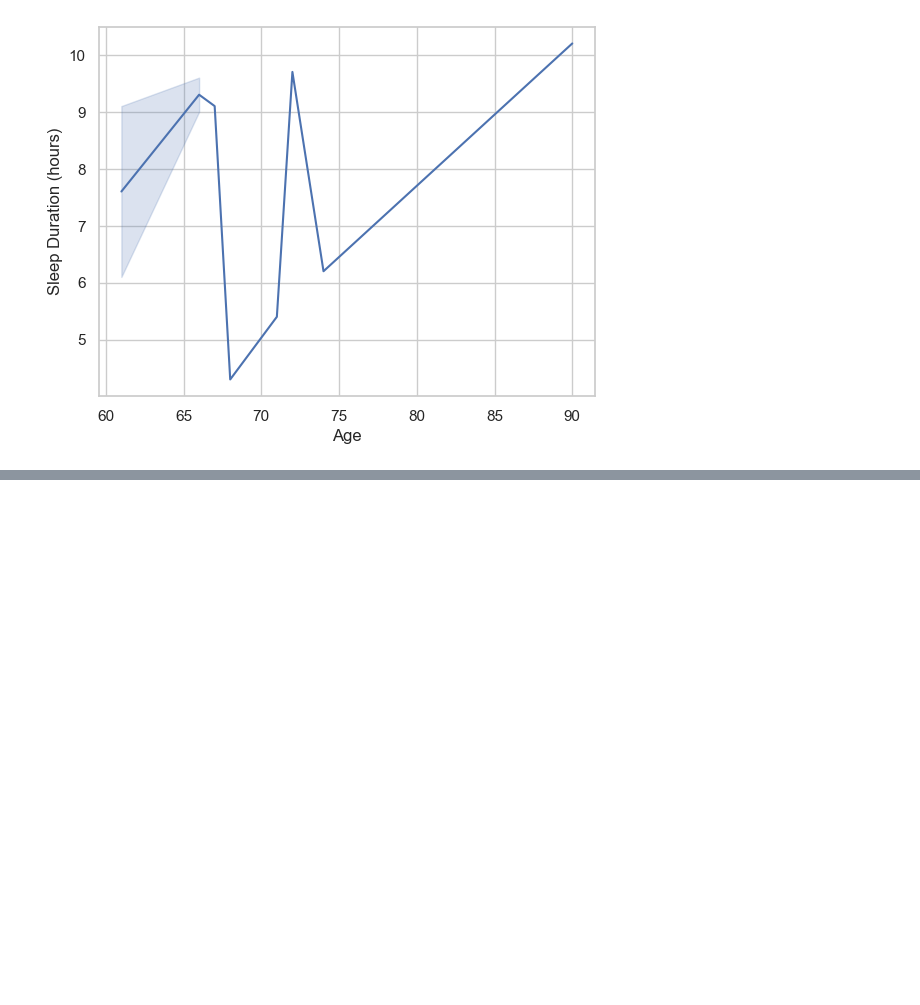
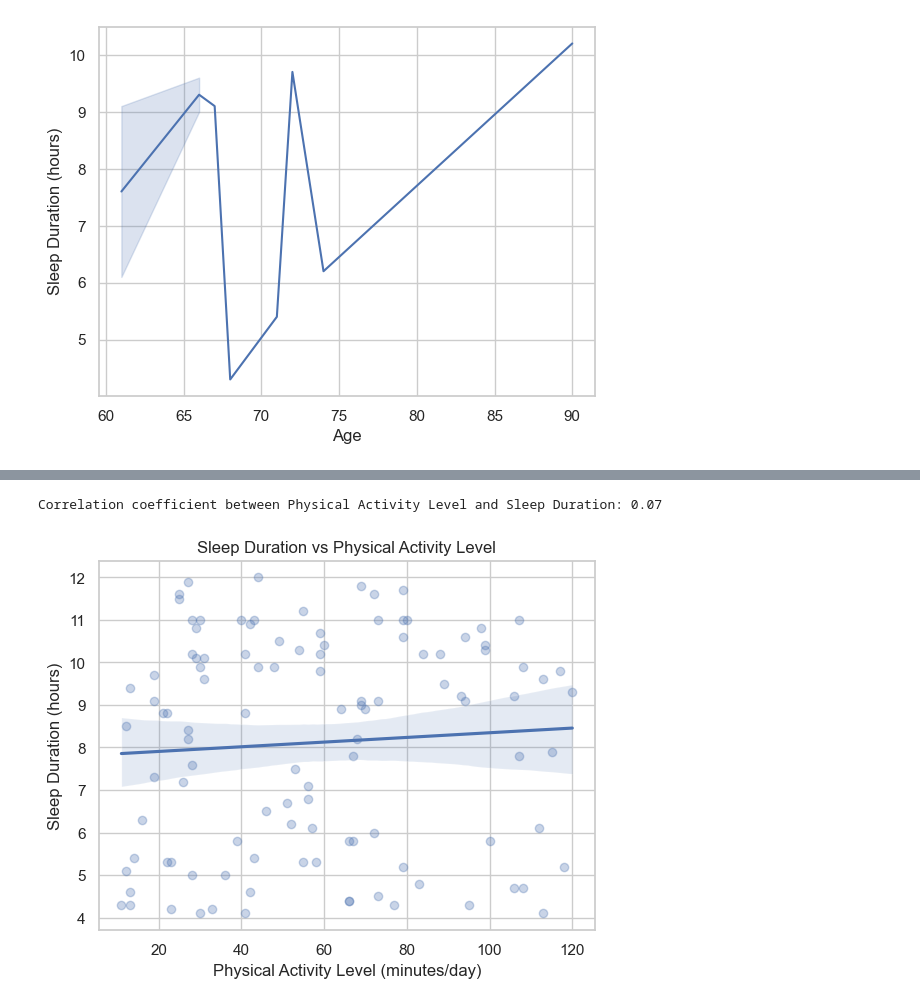
Before and after one commit to fisherlul/fisherlul.github.io, a Jupyter notebook: Personal proj/analysis.ipynb, the cells around one changed output, grey strips where cells are left out. Saved outputs shown, nothing was run; the diff lists cells and outputs as text; code cells hidden in the pictures; blank space fills up the shorter version.

```diff
--- a/Personal proj/analysis.ipynb
+++ b/Personal proj/analysis.ipynb
@@ -159,0 +203,14 @@ sns.lineplot(data=senior_age, x='Age', y='Sleep Duration (hours)', legend=False,
+# %%
+# Calculate the correlation coefficient
+correlation = sleep_health_cleaned['Physical Activity Level (minutes/day)'].corr(sleep_health_cleaned['Sleep Duration (hours)'])
+print(f"Correlation coefficient between Physical Activity Level and Sleep Duration: {correlation:.2f}")
+
+# Display the regplot again for reference
+sns.regplot(data=sleep_health_cleaned, x='Physical Activity Level (minutes/day)', y='Sleep Duration (hours)', scatter_kws={'alpha':0.3})
+plt.title('Sleep Duration vs Physical Activity Level')
+plt.xlabel('Physical Activity Level (minutes/day)')
+plt.ylabel('Sleep Duration (hours)')
+plt.show()
+# %% [output]
+Correlation coefficient between Physical Activity Level and Sleep Duration: 0.07
+[figure, added]
```
Also changed, not shown: parts of 7 cells of this notebook.
